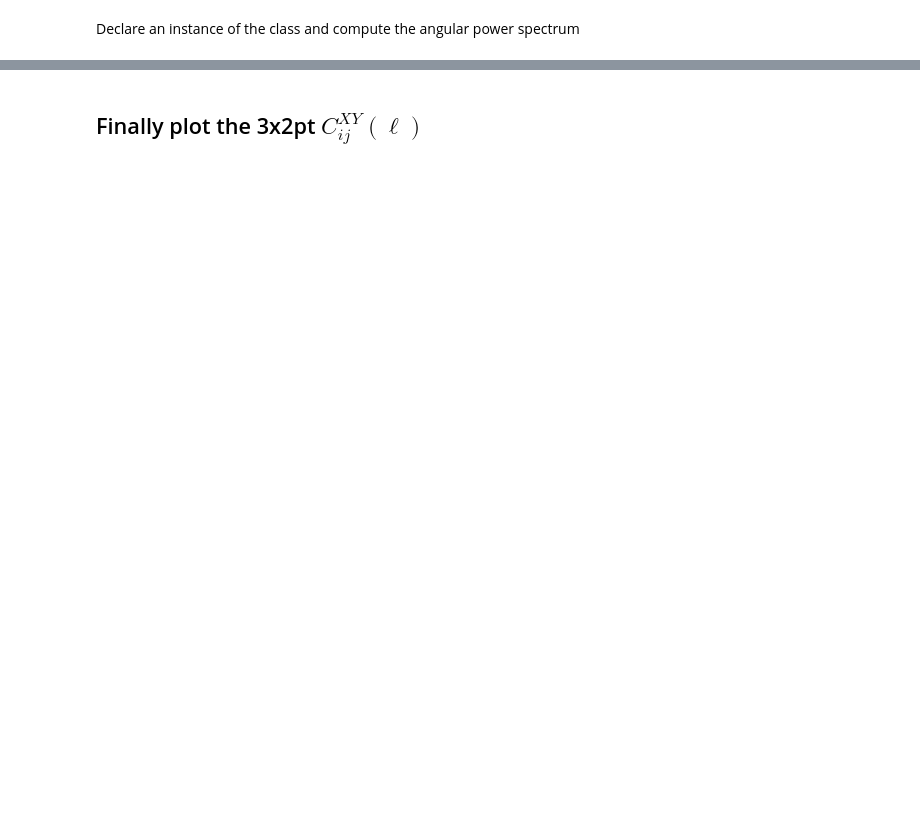
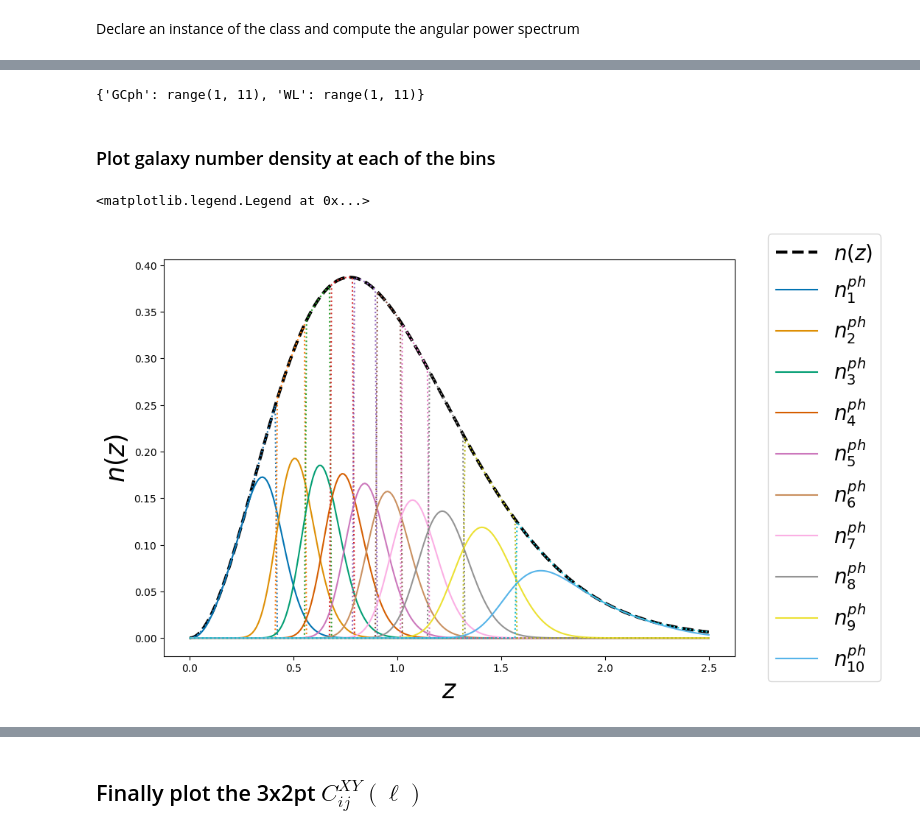
Before and after one commit to santiagocasas/cosmicfishpie, a Jupyter notebook: notebooks/2-Photometric_probes-tutorial.ipynb, the cells around one changed output, grey strips where cells are left out. Cells and saved outputs as stored; diff of their text form; code cells hidden in the pictures; blank space fills up the shorter version.

Commit message:
nb for photo

```diff
--- a/notebooks/2-Photometric_probes-tutorial.ipynb
+++ b/notebooks/2-Photometric_probes-tutorial.ipynb
@@ -33,3 +36,15 @@ options = {
+# %%
+
+options = {
+    "accuracy": 1,
+    "feedback": 1,
+    "code": "camb",
+    "specs_dir": "../survey_specifications/",
+    "outroot": "photometric-probes",
+    "survey_name": "Euclid",
+    "survey_name_photo": "Euclid-Photometric-ISTF-Pessimistic",
+    "cosmo_model": "w0waCDM",
+}
 # %%
 observables = ["GCph", "WL"]
 # %% [markdown]
@@ -101,7 +140,7 @@ from cosmicfishpie.LSSsurvey import photo_obs as phobs
 Declare an instance of the class and compute the angular power spectrum
 # %%
 photo_Cls = phobs.ComputeCls(
-    cosmoFM_A.fiducialcosmopars, cosmoFM_A.photopars, cosmoFM_A.IApars, cosmoFM_A.biaspars
+    cosmoFM_A.fiducialcosmopars, cosmoFM_A.photopars, cosmoFM_A.IApars, cosmoFM_A.photobiaspars
 )
 phCls_A = photo_Cls.compute_all()
 # %% [markdown]
@@ -112,0 +150,4 @@ ph_window = photo_Cls.window
+# %%
+photo_Cls.binrange
+# %% [output]
+{'GCph': range(1, 11), 'WL': range(1, 11)}
@@ -113,14 +157,17 @@ ph_window = photo_Cls.window
+# %% [markdown]
+### Plot galaxy number density at each of the bins
 # %%
-# Full window function and binned photo n(z) distribution
-window = photo_Cls.window
 
 color = iter(snscolors)
-plt.figure(figsize=(12, 9))
+plt.figure(figsize=(10, 7))
 plt.plot(zz, window.dNdz(zz), label=r"$n(z)$", color="k", lw=3, ls="--")
-for ind in photo_Cls.binrange:
+for ind in photo_Cls.binrange['WL']:
     c = next(color)
-    plt.plot(zz, window.ngal_photoz(zz, ind), label=r"$n^{ph}_{%s}$" % ind, color=c)
+    plt.plot(zz, window.ngal_photoz(zz, ind, obs="WL"), label=r"$n^{ph}_{%i}$" % ind, color=c)
     plt.plot(zz, window.n_i(zz, ind), ls=":")  # label=r'dNi bin-'+str(ind), color=c)
 plt.xlabel(r"$z$", fontsize=25)
 plt.ylabel(r"$n(z)$", fontsize=25)
 plt.legend(bbox_to_anchor=(1.04, 0.5), loc="center left", fontsize=20)
+# %% [output]
+<matplotlib.legend.Legend at 0x...>
+[figure, added]
```
Also changed, not shown: parts of 21 cells of this notebook.
